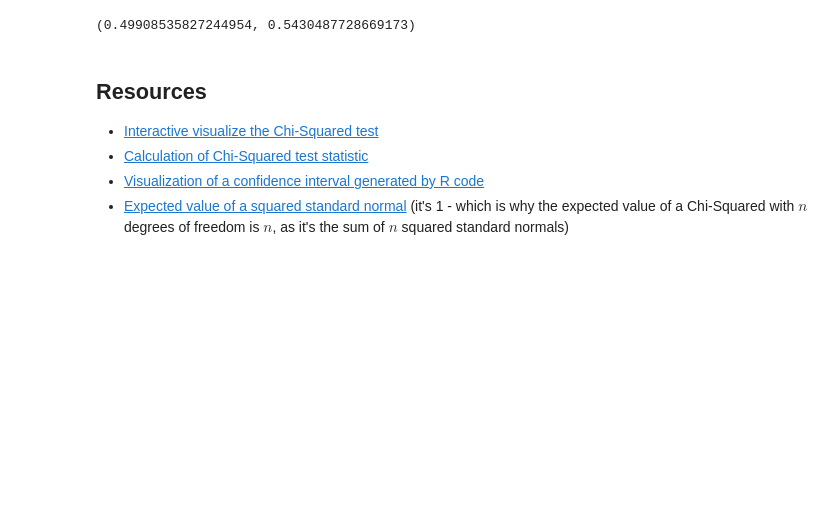
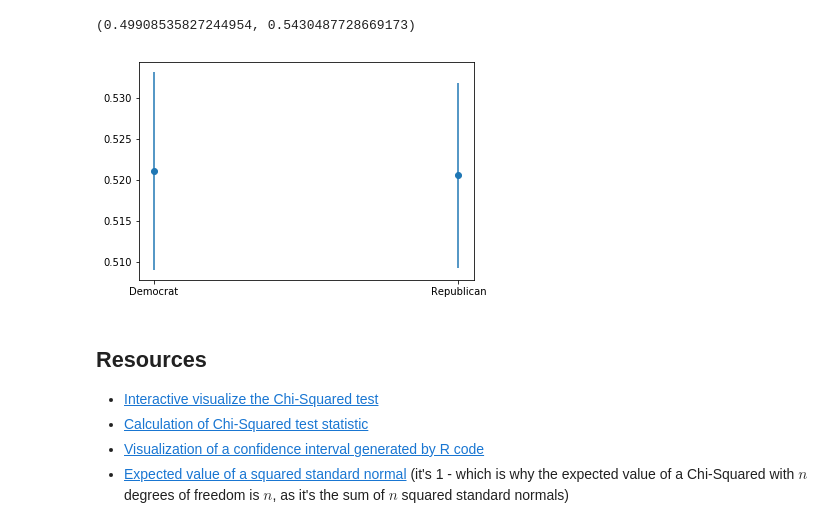
Before and after one commit to bloominstituteoftechnology/DS-Unit-1-Sprint-3-Statistical-Tests-and-Experiments, a Jupyter notebook: module2-sampling-confidence-intervals-and-hypothesis-testing/LS_DS_132_Sampling_Confidence_Intervals_and_Hypothesis_Testing.ipynb, the cells around one changed output. Saved outputs shown, nothing was run; the diff lists cells and outputs as text; code cells hidden in the pictures; blank space fills up the shorter version.

Commit message:
Plot errorbars.

```diff
--- a/module2-sampling-confidence-intervals-and-hypothesis-testing/LS_DS_132_Sampling_Confidence_Intervals_and_Hypothesis_Testing.ipynb
+++ b/module2-sampling-confidence-intervals-and-hypothesis-testing/LS_DS_132_Sampling_Confidence_Intervals_and_Hypothesis_Testing.ipynb
@@ -451,6 +451,17 @@ stats.norm.interval(0.95, loc=democrat_mean,
                     scale=democrat_std / np.sqrt(1984))
 # %% [output]
 (0.49908535827244954, 0.5430487728669173)
+# %%
+import matplotlib.pyplot as plt
+
+plt.errorbar(['Democrat', 'Republican'],
+             [democrat_mean, republican_mean],
+             yerr=[republican_std / np.sqrt(1728),
+                   democrat_std / np.sqrt(1984)],
+             fmt='o')
+plt.show()
+# %% [output]
+[figure, added]
 # %% [markdown]
 ## Resources
 
```
